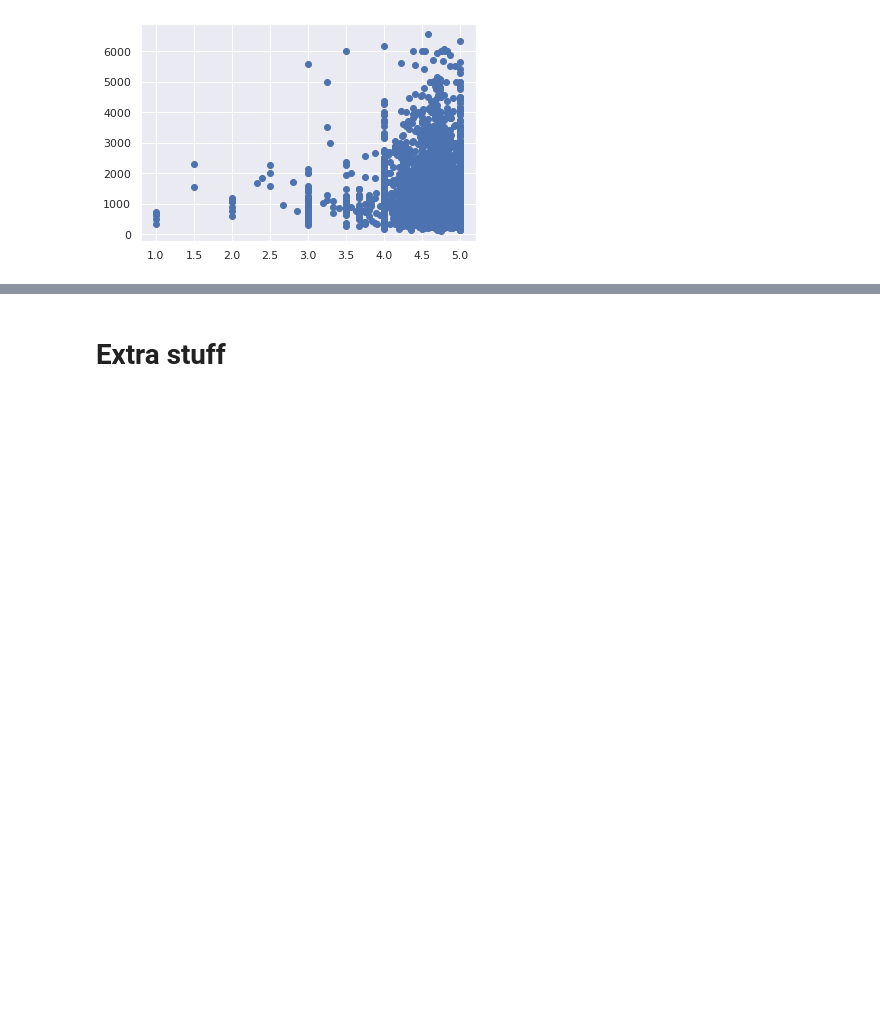
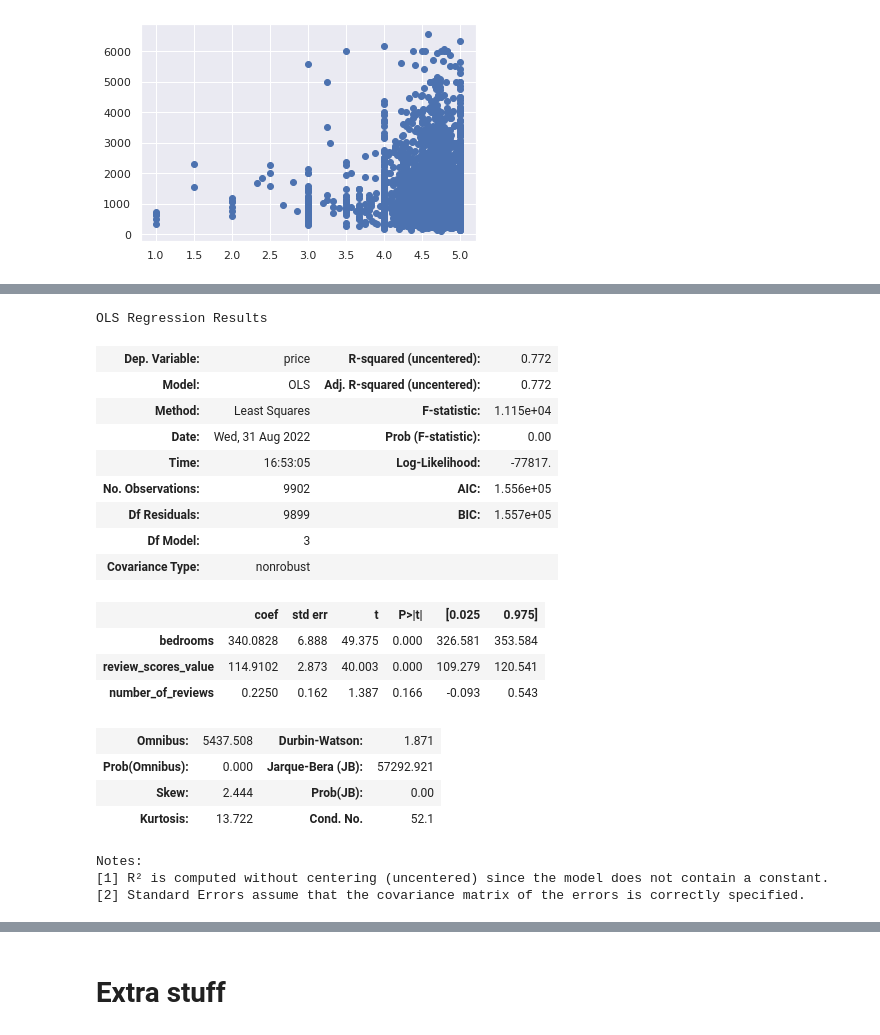
Before and after one commit to ia-nechaev/ds4b-stats, a Jupyter notebook: Statistics_refresher_ds4b_2022.ipynb, the cells around one changed output, grey strips where cells are left out. Cells and saved outputs as stored; diff of their text form; code cells hidden in the pictures; blank space fills up the shorter version.

```diff
--- a/Statistics_refresher_ds4b_2022.ipynb
+++ b/Statistics_refresher_ds4b_2022.ipynb
@@ -598,6 +617,35 @@ OLS Regression Results
 Notes:
 [1] R² is computed without centering (uncentered) since the model does not contain a constant.
 [2] Standard Errors assume that the covariance matrix of the errors is correctly specified.
+# %%
+x = olsdata_nona[['bedrooms', 'review_scores_value', 'number_of_reviews']]
+y = olsdata_nona.price
+
+modelsm3=sm.OLS(y, x)
+m3s=modelsm3.fit()
+m3s.summary()
+# %% [output]
+OLS Regression Results
+| Dep. Variable: | price | R-squared (uncentered): | 0.772 |
+| Model: | OLS | Adj. R-squared (uncentered): | 0.772 |
+| Method: | Least Squares | F-statistic: | 1.115e+04 |
+| Date: | Wed, 31 Aug 2022 | Prob (F-statistic): | 0.00 |
+| Time: | 16:53:05 | Log-Likelihood: | -77817. |
+| No. Observations: | 9902 | AIC: | 1.556e+05 |
+| Df Residuals: | 9899 | BIC: | 1.557e+05 |
+| Df Model: | 3 |  |  |
+| Covariance Type: | nonrobust |  |  |
+|  | coef | std err | t | P>|t| | [0.025 | 0.975] |
+| bedrooms | 340.0828 | 6.888 | 49.375 | 0.000 | 326.581 | 353.584 |
+| review_scores_value | 114.9102 | 2.873 | 40.003 | 0.000 | 109.279 | 120.541 |
+| number_of_reviews | 0.2250 | 0.162 | 1.387 | 0.166 | -0.093 | 0.543 |
+| Omnibus: | 5437.508 | Durbin-Watson: | 1.871 |
+| Prob(Omnibus): | 0.000 | Jarque-Bera (JB): | 57292.921 |
+| Skew: | 2.444 | Prob(JB): | 0.00 |
+| Kurtosis: | 13.722 | Cond. No. | 52.1 |
+Notes:
+[1] R² is computed without centering (uncentered) since the model does not contain a constant.
+[2] Standard Errors assume that the covariance matrix of the errors is correctly specified.
 # %%
 !pip install stargazer -q
 from stargazer.stargazer import Stargazer
```
Also changed, not shown: parts of 8 cells of this notebook.
